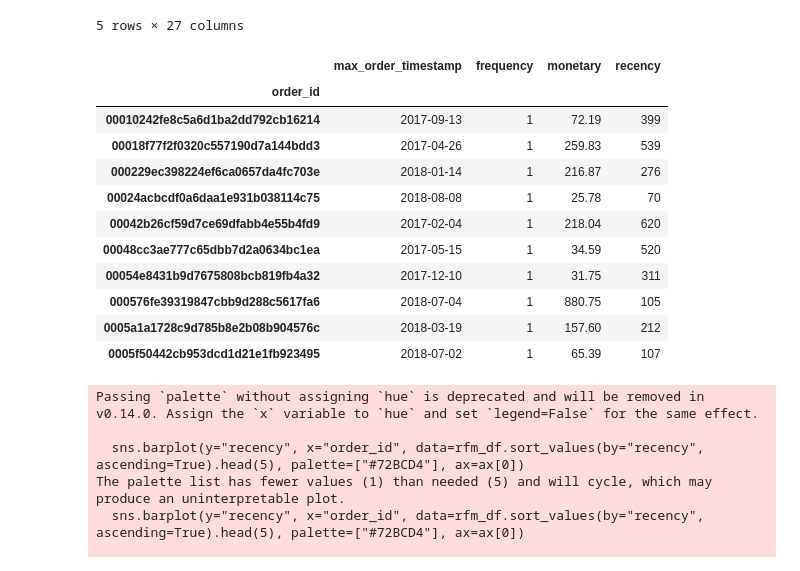
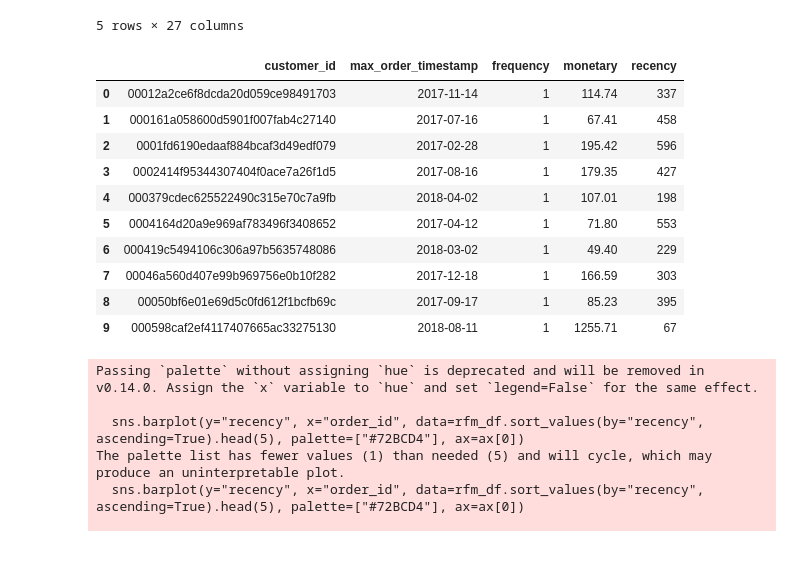
Before and after one commit to atikafitriya/Submission, a Jupyter notebook: Proyek_Analisis_Data_Atika.ipynb, the cells around one changed output. Drawn from its saved outputs; the diff is of its cells as text; code cells hidden in the pictures.

```diff
--- a/Proyek_Analisis_Data_Atika.ipynb
+++ b/Proyek_Analisis_Data_Atika.ipynb
@@ -836,33 +836,34 @@ all_df.head()
 | 4 | 47770eb9100c2d0c44946d9cf07ec65d | 41ce2a54c0b03bf3443c3d931a367089 | delivered | 2018-08-08 08:38:49 | 2018-08-08 08:55:23 | 2018-08-08 13:50:00 | ... |
 5 rows × 27 columns
 # %%
-rfm_df = all_df.groupby('order_id').agg({
+rfm_df = all_df.groupby('customer_id').agg({
     'order_purchase_timestamp': 'max',
     'order_id': 'count',
     'payment_value': 'sum'
 })
 
-rfm_df.columns = ['max_order_timestamp', 'frequency', 'monetary']
+rfm_df = rfm_df.reset_index()
+
+rfm_df.columns = ['customer_id','max_order_timestamp', 'frequency', 'monetary']
 
 rfm_df["max_order_timestamp"] = rfm_df["max_order_timestamp"].dt.date
 recent_date = order_df["order_purchase_timestamp"].dt.date.max()
 rfm_df["recency"] = rfm_df["max_order_timestamp"].apply(lambda x: (recent_date - x).days)
 
 rfm_df.to_csv('rfm_analysis.csv', index=False)
 rfm_df.head(10)
 # %% [output]
-|  | max_order_timestamp | frequency | monetary | recency |
-| order_id |  |  |  |  |
-| 00010242fe8c5a6d1ba2dd792cb16214 | 2017-09-13 | 1 | 72.19 | 399 |
-| 00018f77f2f0320c557190d7a144bdd3 | 2017-04-26 | 1 | 259.83 | 539 |
-| 000229ec398224ef6ca0657da4fc703e | 2018-01-14 | 1 | 216.87 | 276 |
-| 00024acbcdf0a6daa1e931b038114c75 | 2018-08-08 | 1 | 25.78 | 70 |
-| 00042b26cf59d7ce69dfabb4e55b4fd9 | 2017-02-04 | 1 | 218.04 | 620 |
-| 00048cc3ae777c65dbb7d2a0634bc1ea | 2017-05-15 | 1 | 34.59 | 520 |
-| 00054e8431b9d7675808bcb819fb4a32 | 2017-12-10 | 1 | 31.75 | 311 |
-| 000576fe39319847cbb9d288c5617fa6 | 2018-07-04 | 1 | 880.75 | 105 |
-| 0005a1a1728c9d785b8e2b08b904576c | 2018-03-19 | 1 | 157.60 | 212 |
-| 0005f50442cb953dcd1d21e1fb923495 | 2018-07-02 | 1 | 65.39 | 107 |
+|  | customer_id | max_order_timestamp | frequency | monetary | recency |
+| 0 | 00012a2ce6f8dcda20d059ce98491703 | 2017-11-14 | 1 | 114.74 | 337 |
+| 1 | 000161a058600d5901f007fab4c27140 | 2017-07-16 | 1 | 67.41 | 458 |
+| 2 | 0001fd6190edaaf884bcaf3d49edf079 | 2017-02-28 | 1 | 195.42 | 596 |
+| 3 | 0002414f95344307404f0ace7a26f1d5 | 2017-08-16 | 1 | 179.35 | 427 |
+| 4 | 000379cdec625522490c315e70c7a9fb | 2018-04-02 | 1 | 107.01 | 198 |
+| 5 | 0004164d20a9e969af783496f3408652 | 2017-04-12 | 1 | 71.80 | 553 |
+| 6 | 000419c5494106c306a97b5635748086 | 2018-03-02 | 1 | 49.40 | 229 |
+| 7 | 00046a560d407e99b969756e0b10f282 | 2017-12-18 | 1 | 166.59 | 303 |
+| 8 | 00050bf6e01e69d5c0fd612f1bcfb69c | 2017-09-17 | 1 | 85.23 | 395 |
+| 9 | 000598caf2ef4117407665ac33275130 | 2018-08-11 | 1 | 1255.71 | 67 |
 # %%
 fig, ax = plt.subplots(nrows=1, ncols=3, figsize=(30, 6))
 
```
